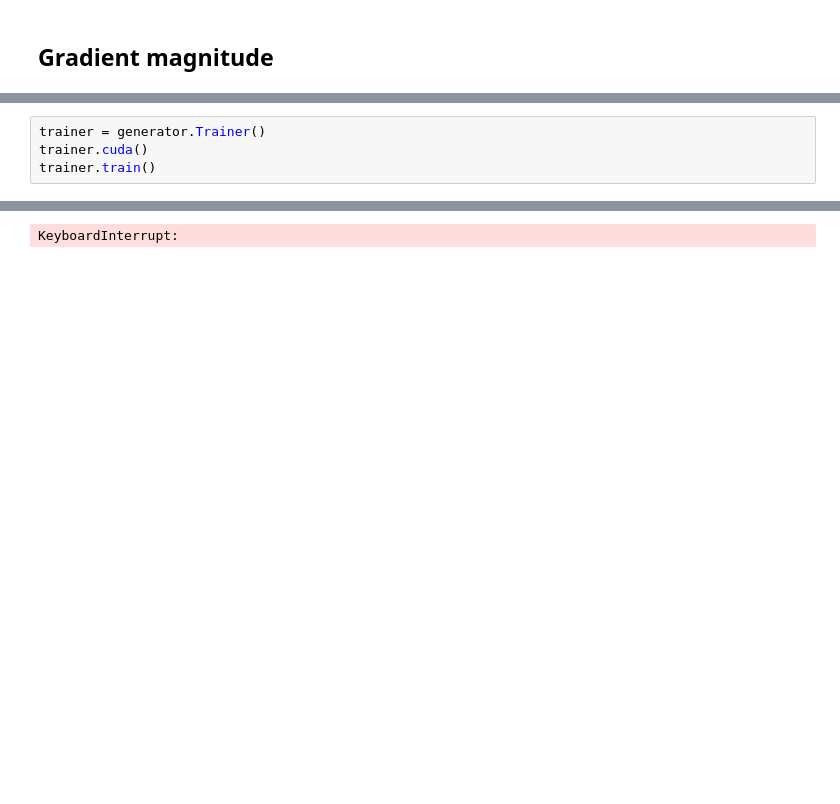
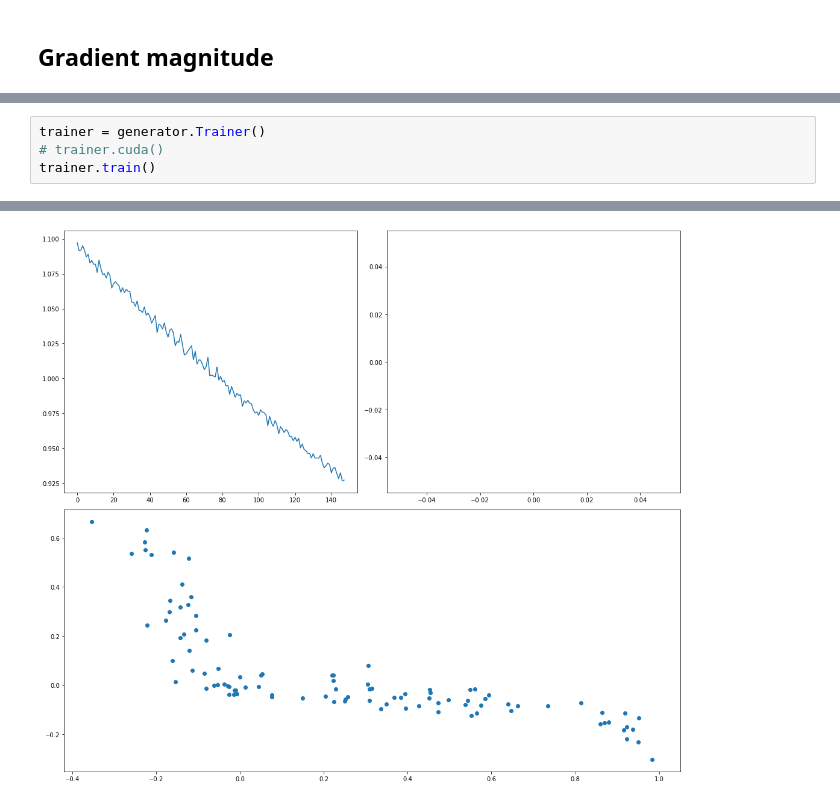
Before and after one commit to AmineCh1/NavGan, a Jupyter notebook: two_moons.ipynb, the cells around one changed output, grey strips where cells are left out. Saved outputs shown, nothing was run; the diff lists cells and outputs as text; blank space fills up the shorter version.

```diff
--- a/two_moons.ipynb
+++ b/two_moons.ipynb
@@ -91,5 +91,5 @@ import generator
 # %%
 trainer = generator.Trainer()
-trainer.cuda()
+# trainer.cuda()
 trainer.train()
 # %% [output]
@@ -98 +96 @@ trainer.train()
-KeyboardInterrupt:
+[figure, added]
```
Also changed, not shown: parts of 6 cells of this notebook, 2 other files.
